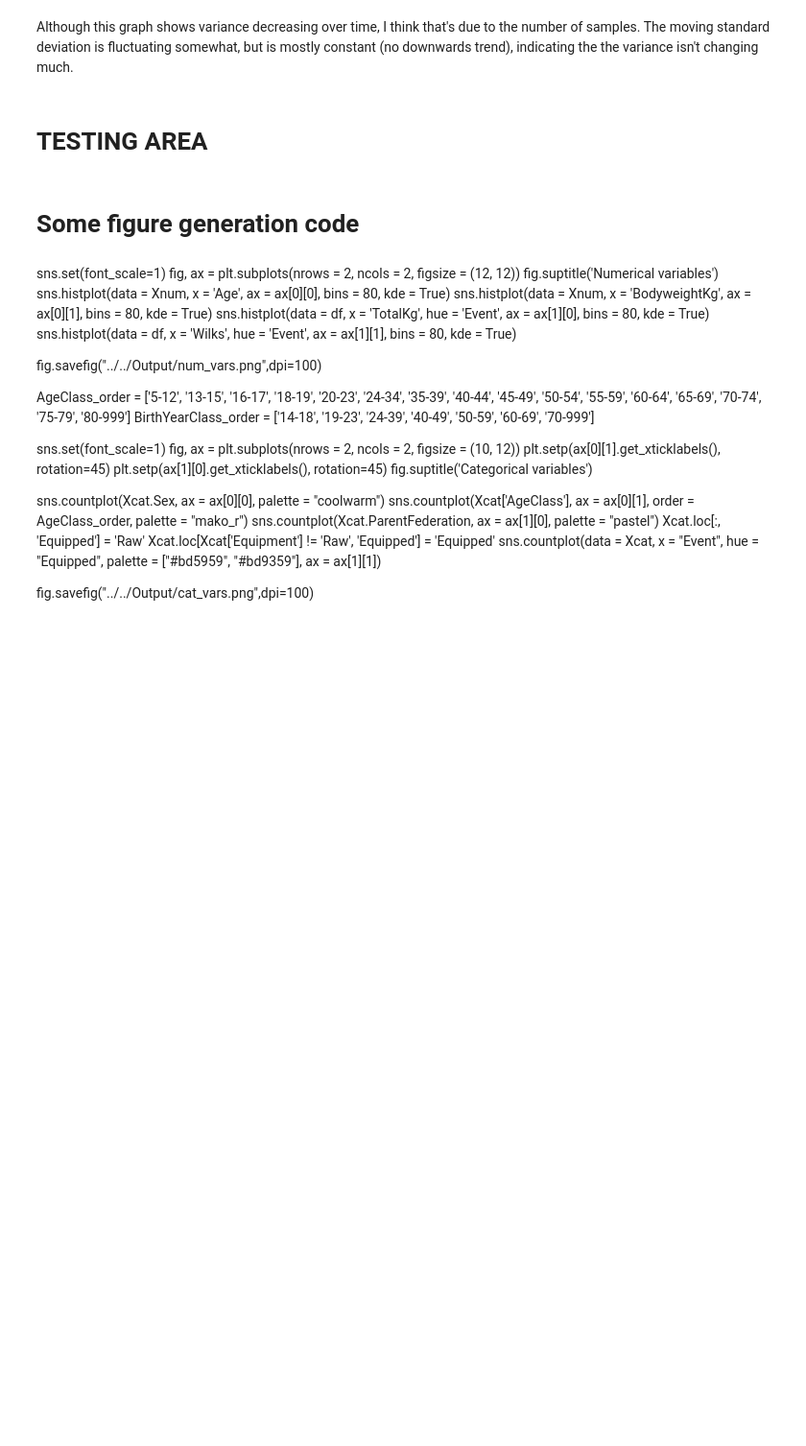
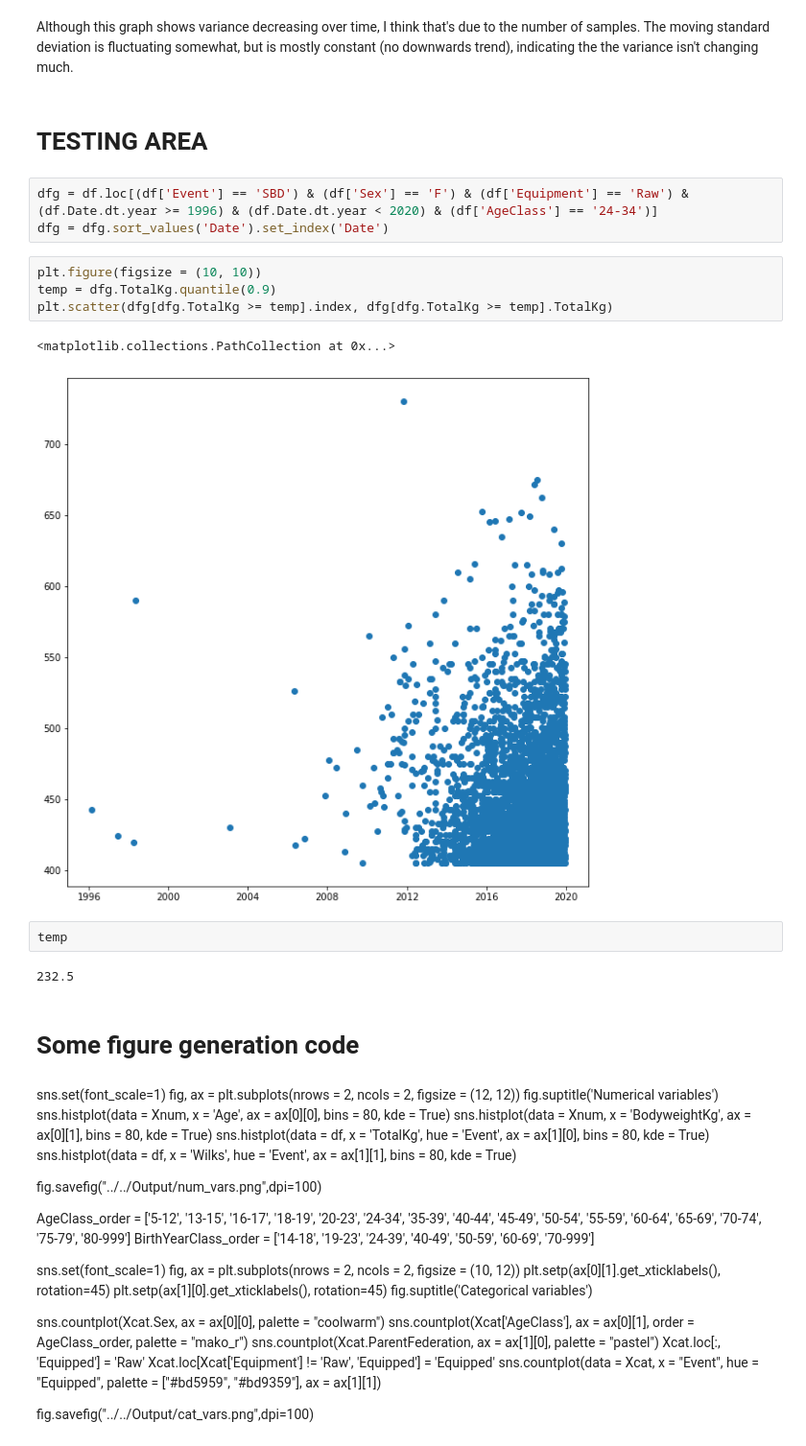
Before and after one commit to JosephAaron3/Powerlifting-Performance, a Jupyter notebook: Code/EDA/OP_EDA.ipynb, the cells around one changed output. Shown at 96% size. Cells and saved outputs as stored; diff of their text form; blank space fills up the shorter version.

```diff
--- a/Code/EDA/OP_EDA.ipynb
+++ b/Code/EDA/OP_EDA.ipynb
@@ -187,6 +185,20 @@ sns.lineplot(X.flatten(), lrBot.predict(X), ax = ax2)
 Although this graph shows variance decreasing over time, I think that's due to the number of samples. The moving standard deviation is fluctuating somewhat, but is mostly constant (no downwards trend), indicating the the variance isn't changing much.
 # %% [markdown]
 # TESTING AREA
+# %%
+dfg = df.loc[(df['Event'] == 'SBD') & (df['Sex'] == 'F') & (df['Equipment'] == 'Raw') & (df.Date.dt.year >= 1996) & (df.Date.dt.year < 2020) & (df['AgeClass'] == '24-34')]
+dfg = dfg.sort_values('Date').set_index('Date')
+# %%
+plt.figure(figsize = (10, 10))
+temp = dfg.TotalKg.quantile(0.9)
+plt.scatter(dfg[dfg.TotalKg >= temp].index, dfg[dfg.TotalKg >= temp].TotalKg)
+# %% [output]
+<matplotlib.collections.PathCollection at 0x...>
+[figure, added]
+# %%
+temp
+# %% [output]
+232.5
 # %% [markdown]
 # Some figure generation code
 # %% [markdown]
```
Also changed, not shown: parts of 3 cells of this notebook, 8 other files.
